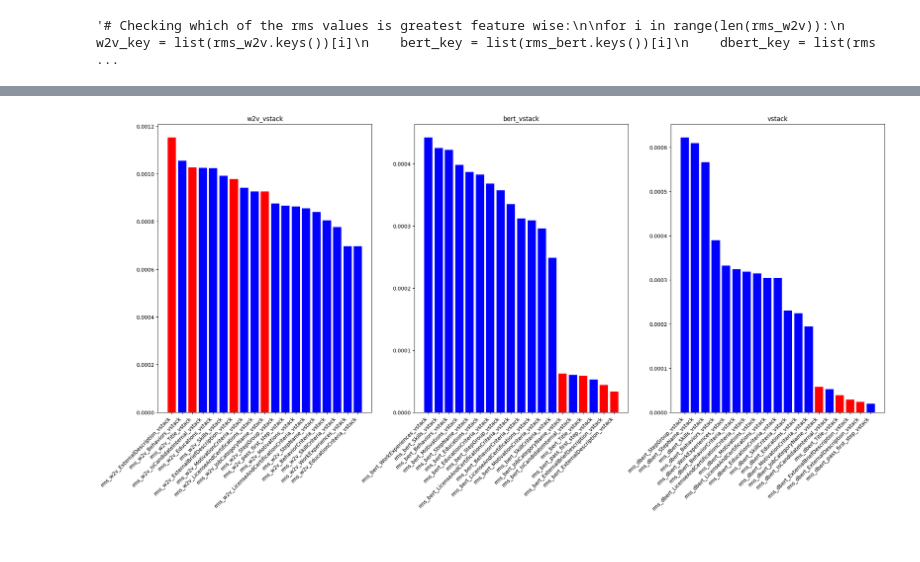
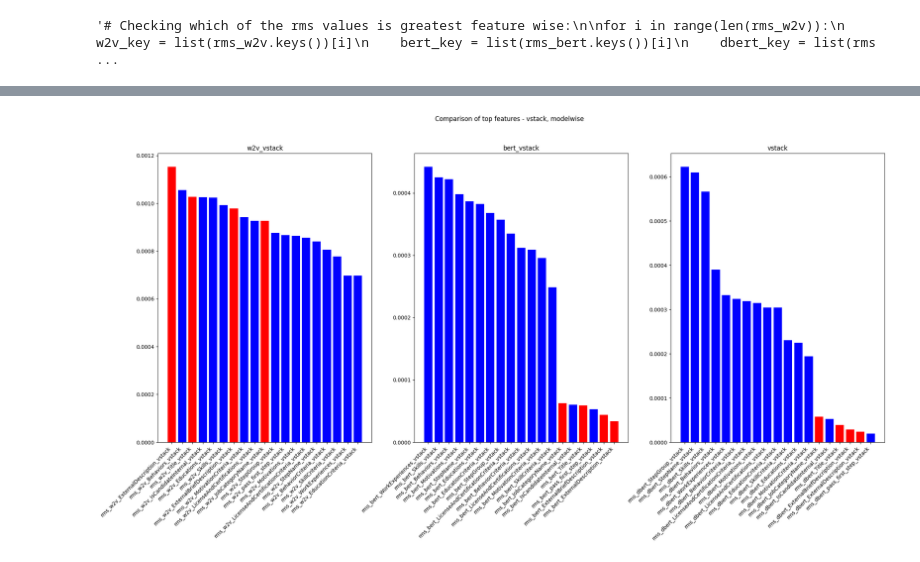
Before and after one commit to rathishsekhar/Opportunity_Application_Ranker, a Jupyter notebook: notebooks/06_model_tuning/06_model_tuning.ipynb, the cells around one changed output, grey strips where cells are left out. Saved outputs shown, nothing was run; the diff lists cells and outputs as text; code cells hidden in the pictures.

```diff
--- a/notebooks/06_model_tuning/06_model_tuning.ipynb
+++ b/notebooks/06_model_tuning/06_model_tuning.ipynb
@@ -586,26 +590,28 @@ pt.show()
 # %%
 # Plotting graphs - vstack
 
 fig, (ax1, ax2, ax3) = pt.subplots(1, 3, figsize = (25,10))
 
 # Defining list of colors
 w2v_colors = ["red" if x.replace("rms_w2v_", "").replace("_vstack", "") in job_column else "blue" for x in list(top_n_features(rms_w2v_vstack).keys())]
 bert_colors = ["red" if x.replace("rms_bert_", "").replace("_vstack", "") in job_column else "blue" for x in list(top_n_features(rms_bert_vstack).keys())]
 dbert_colors = ["red" if x.replace("rms_dbert_", "").replace("_vstack", "") in job_column else "blue" for x in list(top_n_features(rms_dbert_vstack).keys())]
 
 ax1.bar(list(top_n_features(rms_w2v_vstack).keys()), list(top_n_features(rms_w2v_vstack).values()), color = w2v_colors)
 ax1.set_title("w2v_vstack")
 ax1.set_xticklabels(ax1.get_xticklabels(), rotation = 45, ha='right')
 
 ax2.bar(list(top_n_features(rms_bert_vstack).keys()), list(top_n_features(rms_bert_vstack).values()), color = bert_colors)
 ax2.set_title("bert_vstack")
 ax2.set_xticklabels(ax2.get_xticklabels(), rotation = 45, ha='right')
 
 ax3.bar(list(top_n_features(rms_dbert_vstack).keys()), list(top_n_features(rms_dbert_vstack).values()), color = dbert_colors)
 ax3.set_title("dbert_vstack")
 ax3.set_xticklabels(ax3.get_xticklabels(), rotation = 45, ha='right')
 
+fig.suptitle("Comparison of top features - vstack, modelwise")
+save_plot(filename="top_features_vstack_all_models", foldername="model_tuning")
 pt.title("vstack")
 pt.show()
 # %% [output]
-[figure, old version]
+[figure, new version]
```
Also changed, not shown: parts of 3 cells of this notebook, 1 other file.
